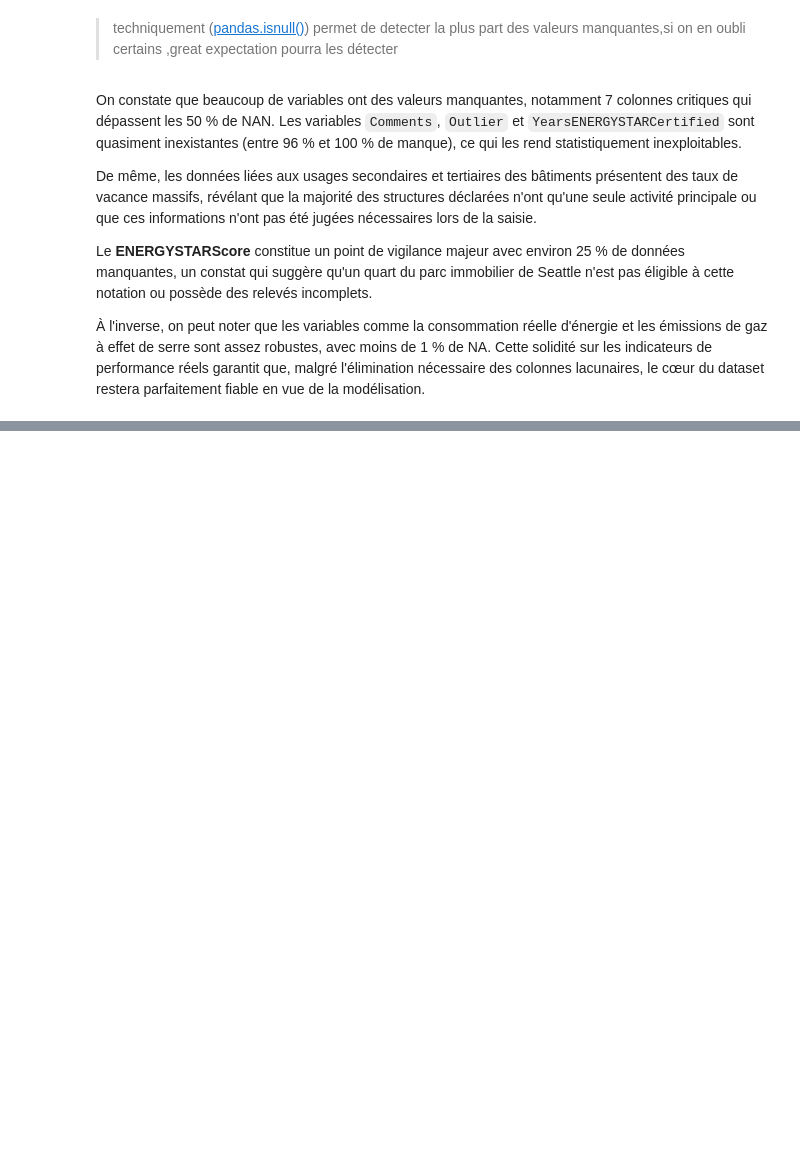
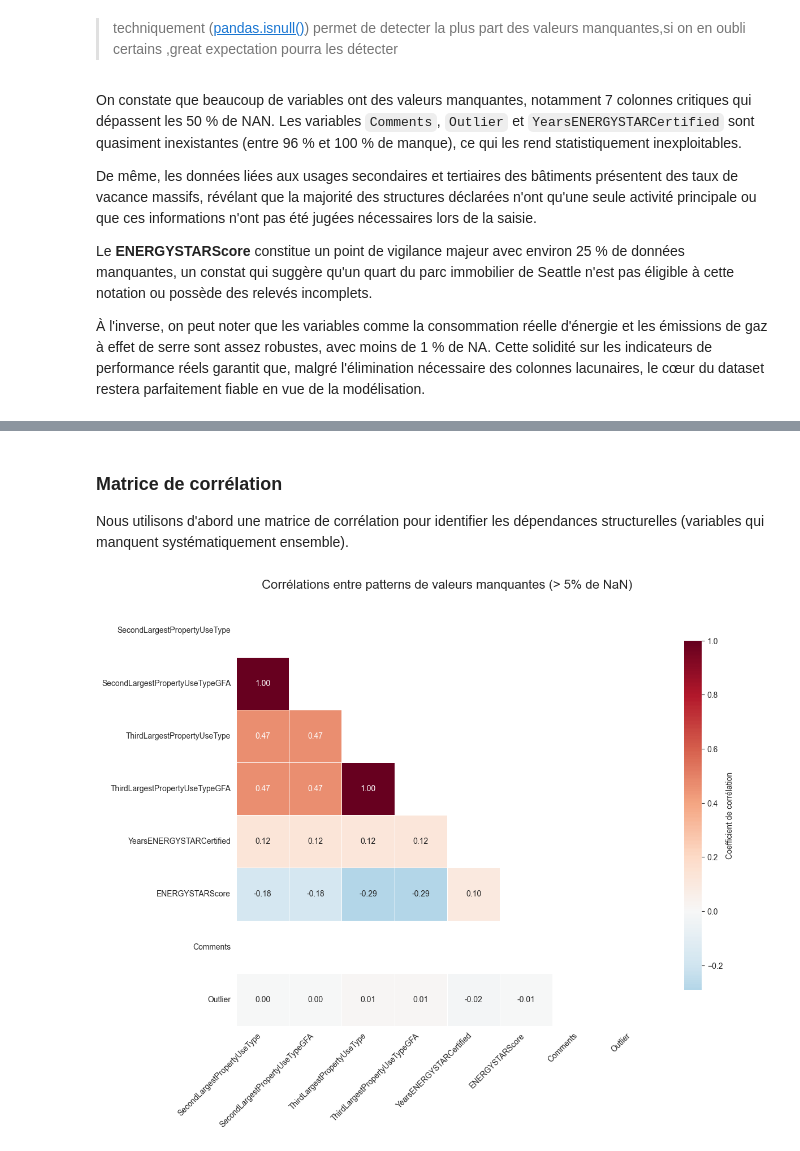
Before and after one commit to Ben10-som/ML-prediction-CO2, a Jupyter notebook: notebooks/01_data_quality_audit.ipynb, the cells around one changed output, grey strips where cells are left out. Saved outputs shown, nothing was run; the diff lists cells and outputs as text; code cells hidden in the pictures; blank space fills up the shorter version.

```diff
--- a/notebooks/01_data_quality_audit.ipynb
+++ b/notebooks/01_data_quality_audit.ipynb
@@ -175,0 +298,42 @@ Le **ENERGYSTARScore** constitue un point de vigilance majeur avec environ 25 %
+# %% [markdown]
+### Matrice de corrélation
+
+Nous utilisons d'abord une matrice de corrélation pour identifier les dépendances structurelles (variables qui manquent systématiquement ensemble).
+# %%
+# Sélection des colonnes ayant plus de 5% de valeurs manquantes
+threshold = 0.05
+missing_rates = df_raw.isnull().mean()
+cols_with_missing = missing_rates[missing_rates > threshold].index.tolist()
+
+if len(cols_with_missing) > 1: # Afin de pouvoir tester differents valeurs de threshold
+    # Calcul de la corrélation
+    missing_corr = df_raw[cols_with_missing].isnull().corr()
+
+    # Masque triangulaire pour la lisibilité
+    mask = np.triu(np.ones_like(missing_corr, dtype=bool))
+
+    plt.figure(figsize=(12, 10))
+
+    # RdBu_r : Rouge pour corrélation positive , Bleu pour négative
+    sns.heatmap(missing_corr,
+                cmap='RdBu_r',
+                center=0,
+                annot=True,
+                fmt=".2f",
+                mask=mask,
+                square=True,
+                linewidths=0.5,
+                cbar_kws={"shrink": .8, "label": "Coefficient de corrélation"})
+
+    plt.title('Corrélations entre patterns de valeurs manquantes (> 5% de NaN)', fontsize=16, pad=20)
+    plt.xticks(rotation=45, ha='right')
+    plt.yticks(rotation=0)
+    plt.tight_layout()
+
+    # Exportation
+    plt.savefig('../figures/notebook_1/03_quality_missing_corr.png', dpi=300, bbox_inches='tight')
+    plt.show()
+else:
+    print("Pas assez de variables significatives pour établir une matrice de corrélation.")
+# %% [output]
+[figure, added]
```
Also changed, not shown: parts of 29 cells of this notebook, 22 other files.
